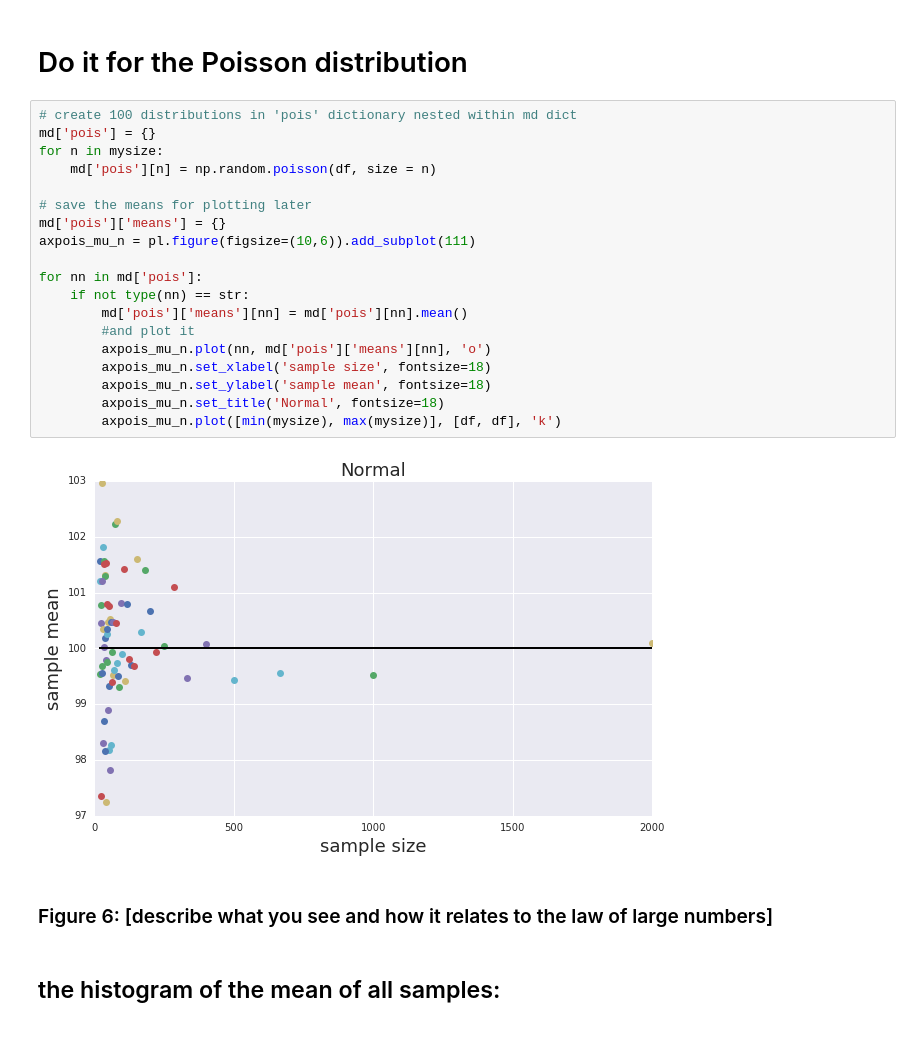
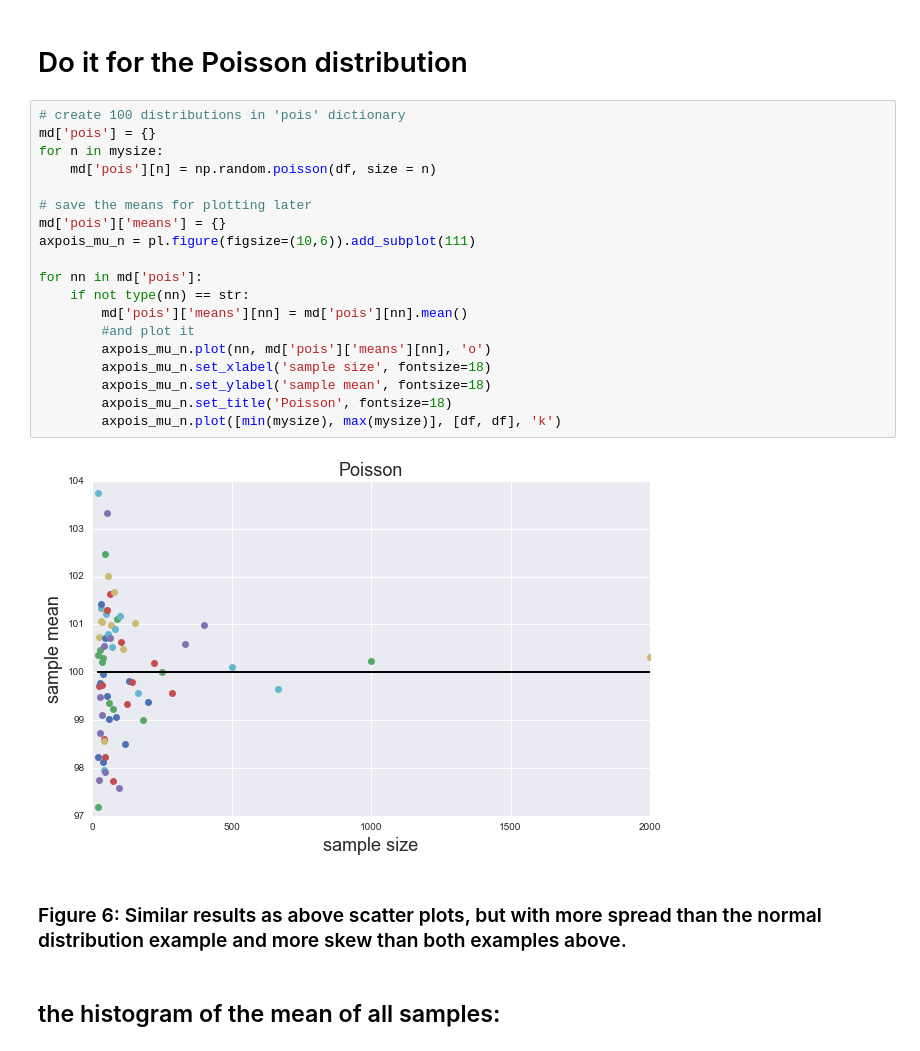
Before and after one commit to iwsstuart/PUI2016_is1480, a Jupyter notebook: HW3_is1480/Assignment1.ipynb, the cells around one changed output. Saved outputs shown, nothing was run; the diff lists cells and outputs as text.

Commit message:
Add plot captions

```diff
--- a/HW3_is1480/Assignment1.ipynb
+++ b/HW3_is1480/Assignment1.ipynb
@@ -192,28 +184,28 @@ pl.ylabel('N', fontsize = 14)
 # %% [markdown]
 # Do it for the Poisson distribution
 # %%
-# create 100 distributions in 'pois' dictionary nested within md dict
+# create 100 distributions in 'pois' dictionary
 md['pois'] = {}
 for n in mysize:
     md['pois'][n] = np.random.poisson(df, size = n)
 
 # save the means for plotting later
 md['pois']['means'] = {}
 axpois_mu_n = pl.figure(figsize=(10,6)).add_subplot(111)
 
 for nn in md['pois']:
     if not type(nn) == str:
         md['pois']['means'][nn] = md['pois'][nn].mean()
         #and plot it
         axpois_mu_n.plot(nn, md['pois']['means'][nn], 'o')
         axpois_mu_n.set_xlabel('sample size', fontsize=18)
         axpois_mu_n.set_ylabel('sample mean', fontsize=18)
-        axpois_mu_n.set_title('Normal', fontsize=18)
+        axpois_mu_n.set_title('Poisson', fontsize=18)
         axpois_mu_n.plot([min(mysize), max(mysize)], [df, df], 'k')
 # %% [output]
-[figure, old version]
+[figure, new version]
-# %% [markdown]
-### Figure 6: [describe what you see and how it relates to the law of large numbers]
+# %% [markdown]
+### Figure 6: Similar results as above scatter plots, but with more spread than the normal distribution example and more skew than both examples above.
 # %% [markdown]
 ## the histogram of the mean of all samples:
 # %%
```
Also changed, not shown: parts of 31 cells of this notebook.
